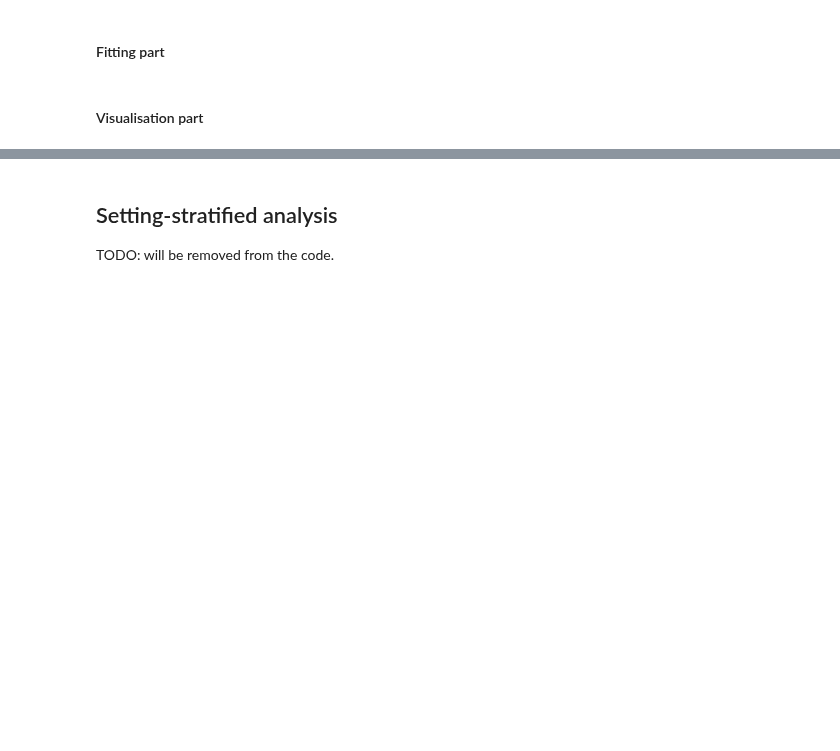
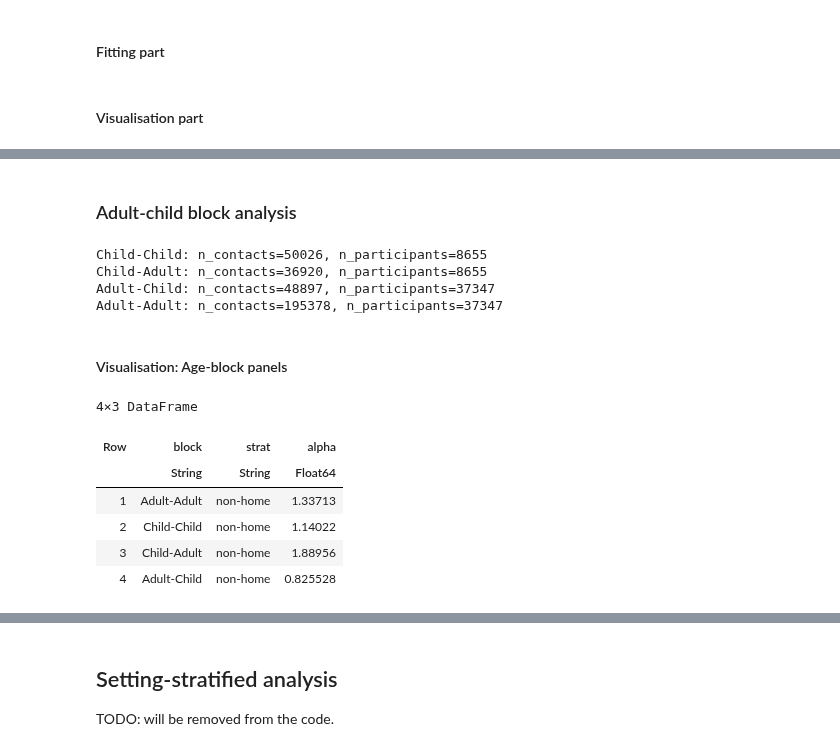
Before and after one commit to toshiakiasakura/sc_model_comparison, a Jupyter notebook: src/4j_comix2_additional.ipynb, the cells around one changed output, grey strips where cells are left out. Saved outputs shown, nothing was run; the diff lists cells and outputs as text; code cells hidden in the pictures; blank space fills up the shorter version.

```diff
--- a/src/4j_comix2_additional.ipynb
+++ b/src/4j_comix2_additional.ipynb
@@ -178,0 +178,10 @@ pl
+# %% [markdown]
+### Adult-child block analysis
+# %%
+include("comix2_utils.jl")
+block_res = prepare_block_degree_dist(df, df_part);
+# %% [output]
+Child-Child: n_contacts=50026, n_participants=8655
+Child-Adult: n_contacts=36920, n_participants=8655
+Adult-Child: n_contacts=48897, n_participants=37347
+Adult-Adult: n_contacts=195378, n_participants=37347
@@ -178,0 +193,13 @@ pl
+# %% [markdown]
+#### Visualisation: Age-block panels
+# %%
+include("comix2_utils.jl")
+extract_alpha_values_from_block(block_res)
+# %% [output]
+4×3 DataFrame
+| Row | block | strat | alpha |
+|  | String | String | Float64 |
+| 1 | Adult-Adult | non-home | 1.33713 |
+| 2 | Child-Child | non-home | 1.14022 |
+| 3 | Child-Adult | non-home | 1.88956 |
+| 4 | Adult-Child | non-home | 0.825528 |
```
Also changed, not shown: parts of 13 cells of this notebook, 3 other files.
